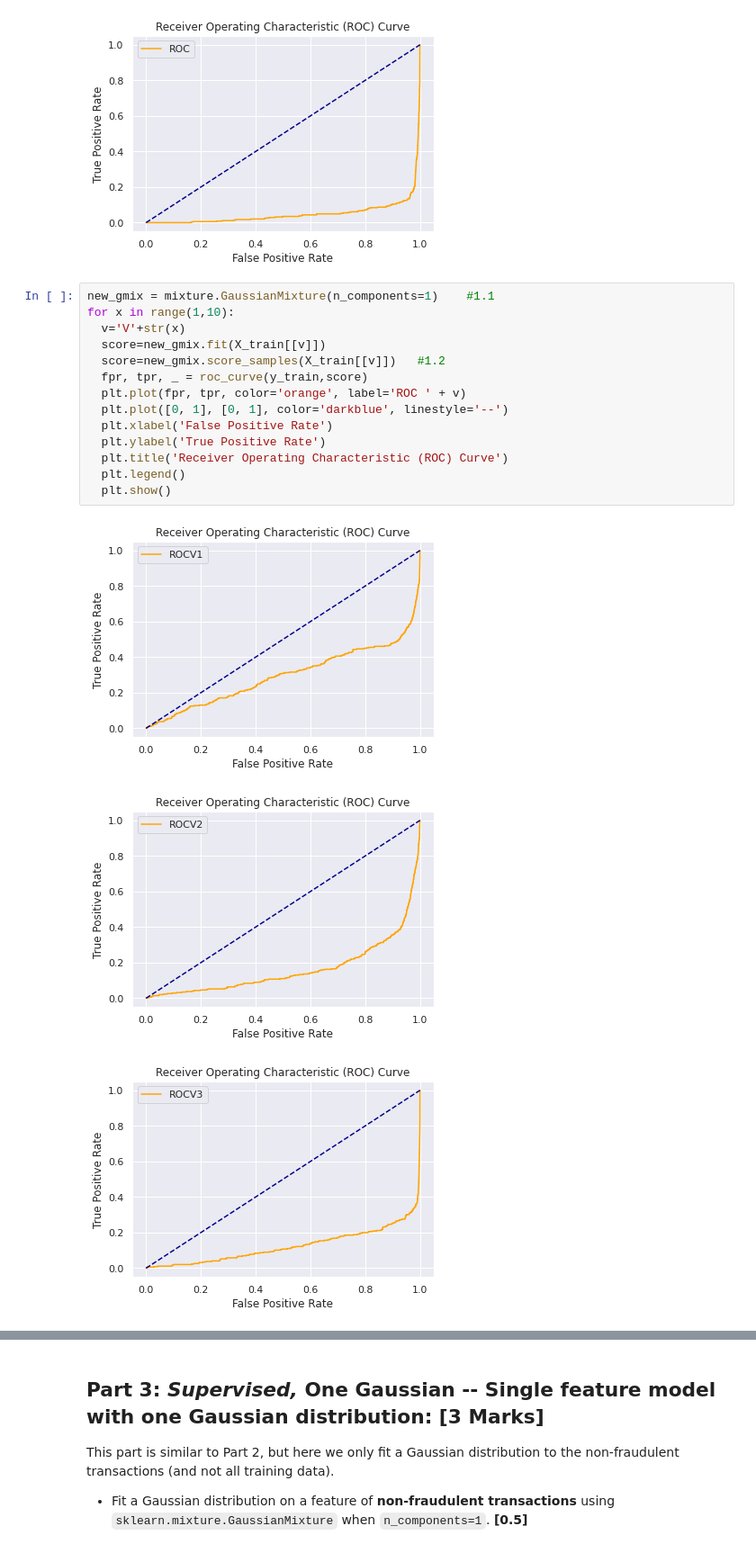
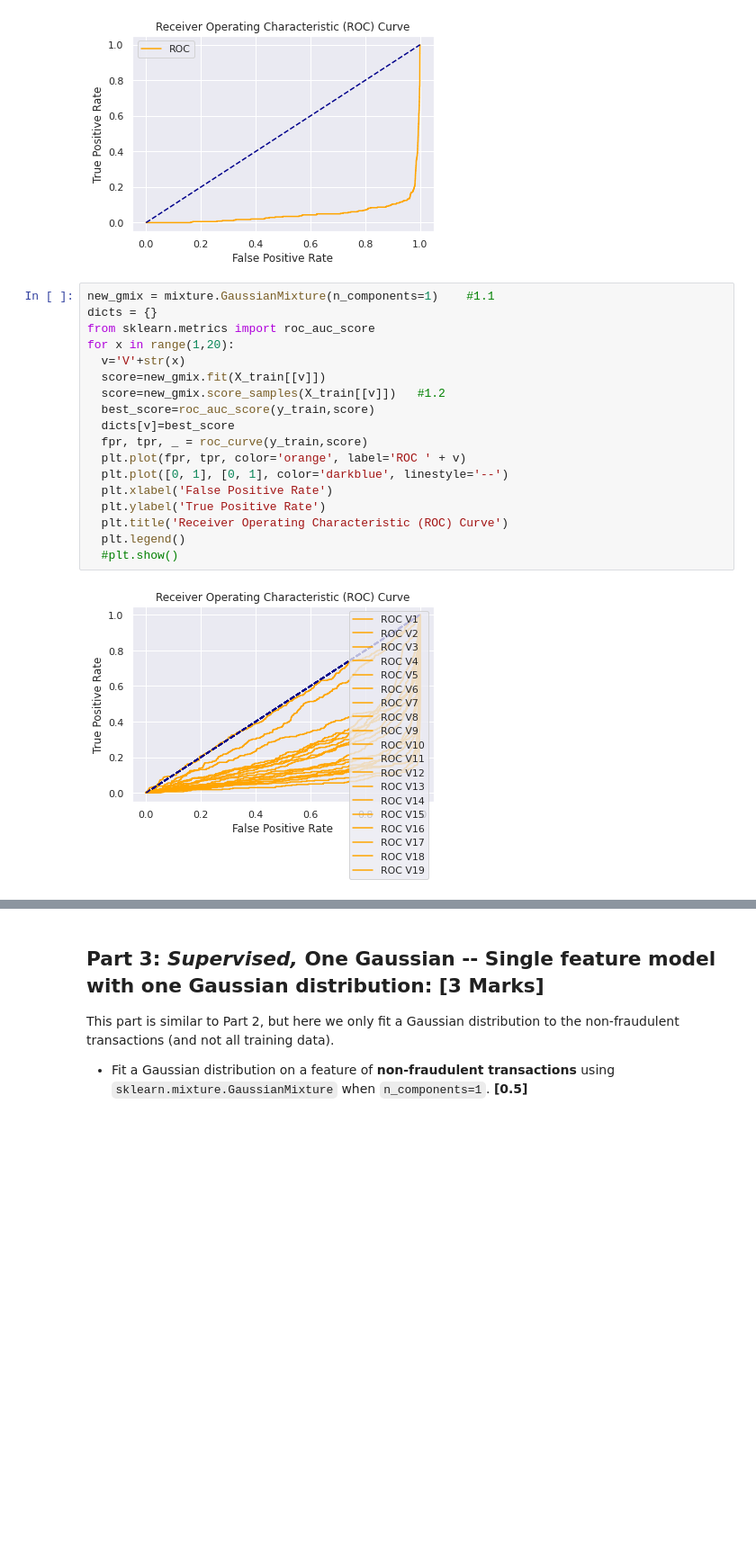
Before and after one commit to Hamza1122/ML-Annomly-detection, a Jupyter notebook: Project_2_Omar.ipynb, the cells around one changed output, grey strips where cells are left out. Shown at 90% size. Cells and saved outputs as stored; diff of their text form; blank space fills up the shorter version.

```diff
--- a/Project_2_Omar.ipynb
+++ b/Project_2_Omar.ipynb
@@ -215,19 +215,21 @@ plt.show()
 [figure]
 # %%
 new_gmix = mixture.GaussianMixture(n_components=1)    #1.1
-for x in range(1,10):
+dicts = {}
+from sklearn.metrics import roc_auc_score
+for x in range(1,20):
   v='V'+str(x)
   score=new_gmix.fit(X_train[[v]])
   score=new_gmix.score_samples(X_train[[v]])   #1.2
+  best_score=roc_auc_score(y_train,score)
+  dicts[v]=best_score
   fpr, tpr, _ = roc_curve(y_train,score)
   plt.plot(fpr, tpr, color='orange', label='ROC ' + v)
   plt.plot([0, 1], [0, 1], color='darkblue', linestyle='--')
   plt.xlabel('False Positive Rate')
   plt.ylabel('True Positive Rate')
   plt.title('Receiver Operating Characteristic (ROC) Curve')
   plt.legend()
-  plt.show()
+  #plt.show()
 # %% [output]
-[figure, old version]
+[figure, new version]
-[figure, removed]
-[figure, removed]
```
Also changed, not shown: parts of 9 cells of this notebook.
